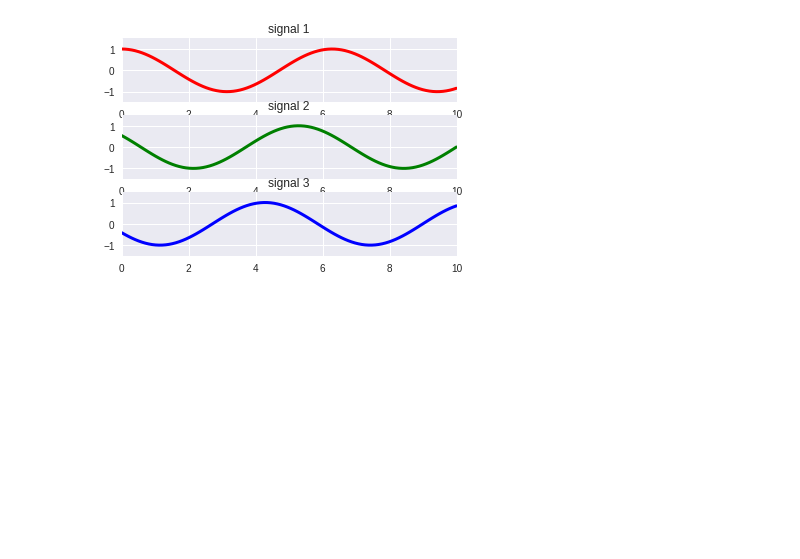
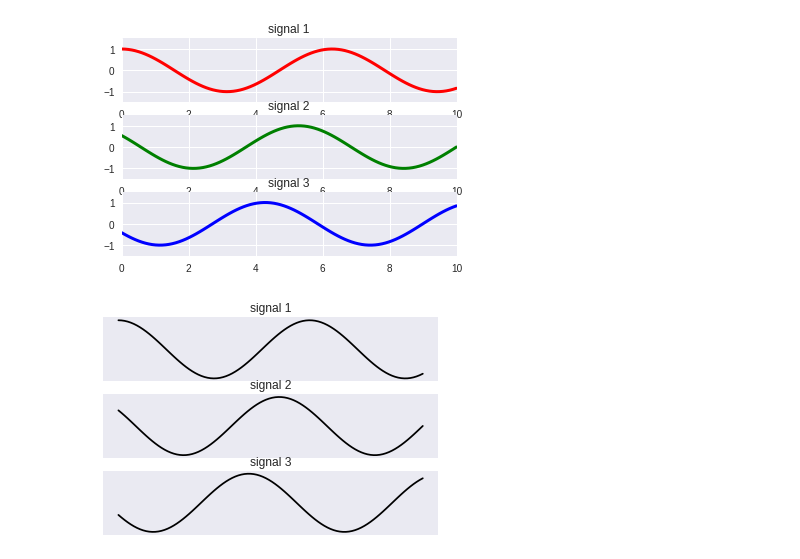
Before and after one commit to KalyanKumarPichuka/Python_DS_ML_DL_Examples, a Jupyter notebook: AF_Matplotlib_Examples.ipynb, the cells around one changed output. Cells and saved outputs as stored; diff of their text form; code cells hidden in the pictures; blank space fills up the shorter version.

```diff
--- a/AF_Matplotlib_Examples.ipynb
+++ b/AF_Matplotlib_Examples.ipynb
@@ -91,3 +91,18 @@ axes[2].plot(x,y3,color='blue',linewidth=3)
 # %% [output]
 [<matplotlib.lines.Line2D at 0x...>]
 [figure]
+# %%
+# ABOVE PLOT CAN BE BETTERED WITH BELOW CODE
+x=np.linspace(0,10,100)
+y1,y2,y3 = np.cos(x),np.cos(x+1),np.cos(x+2)
+names = ['signal 1','signal 2','signal 3']
+
+fig,axes = plt.subplots(nrows=3)
+
+for ax,y,name in zip(axes,[y1,y2,y3],names):
+  ax.plot(x,y,color='black')
+  ax.set(xticks=[],yticks=[],title=name)
+
+plt.show()
+# %% [output]
+[figure, added]
```
